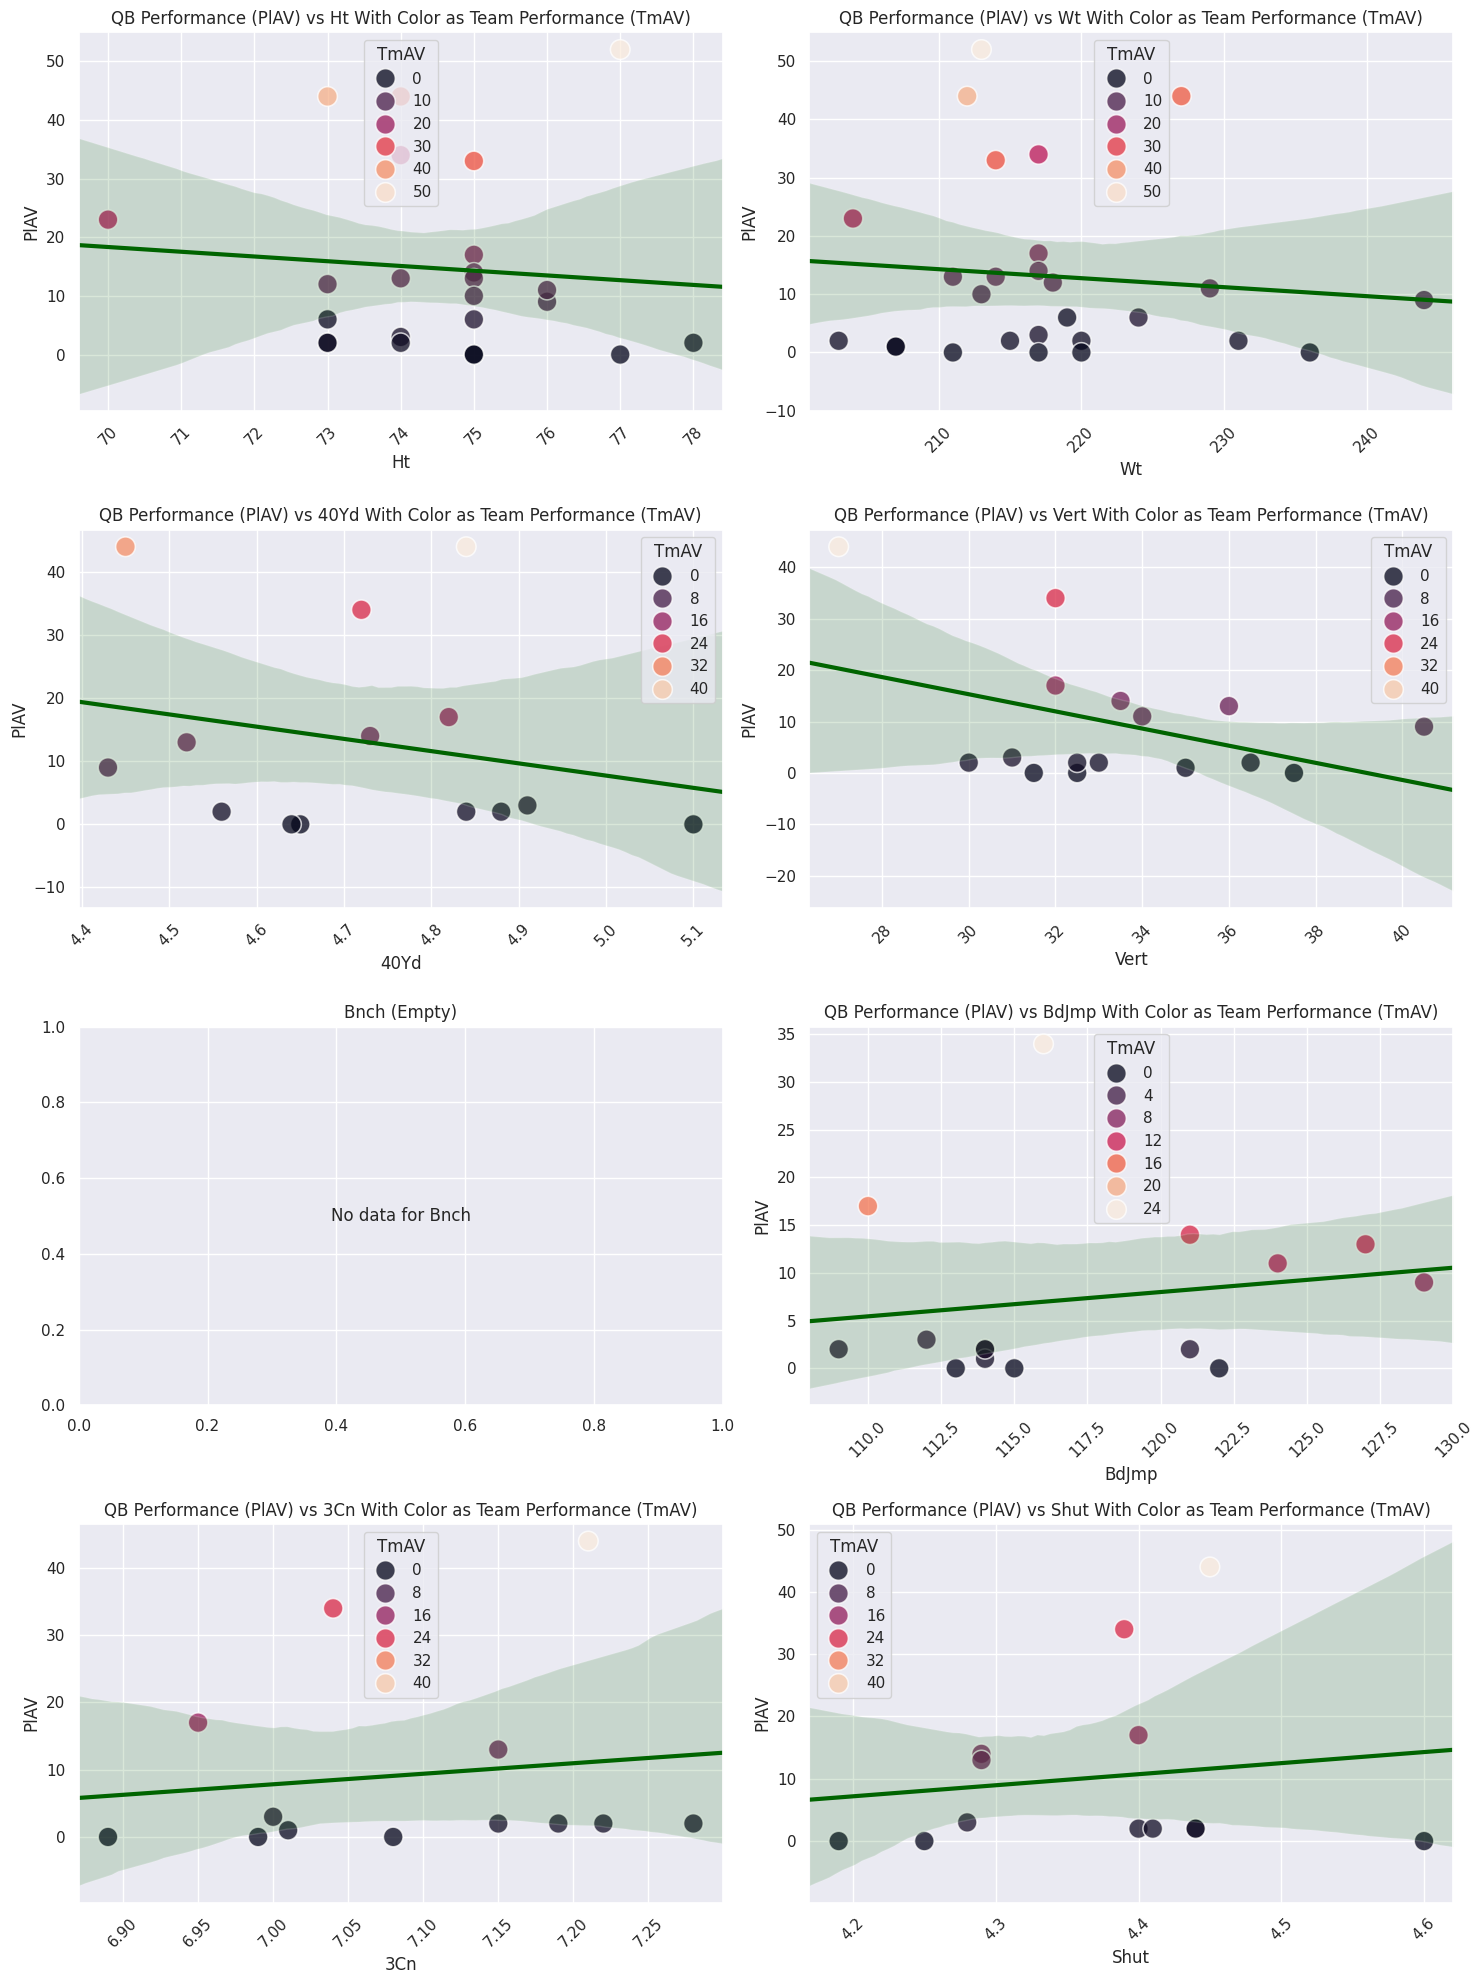
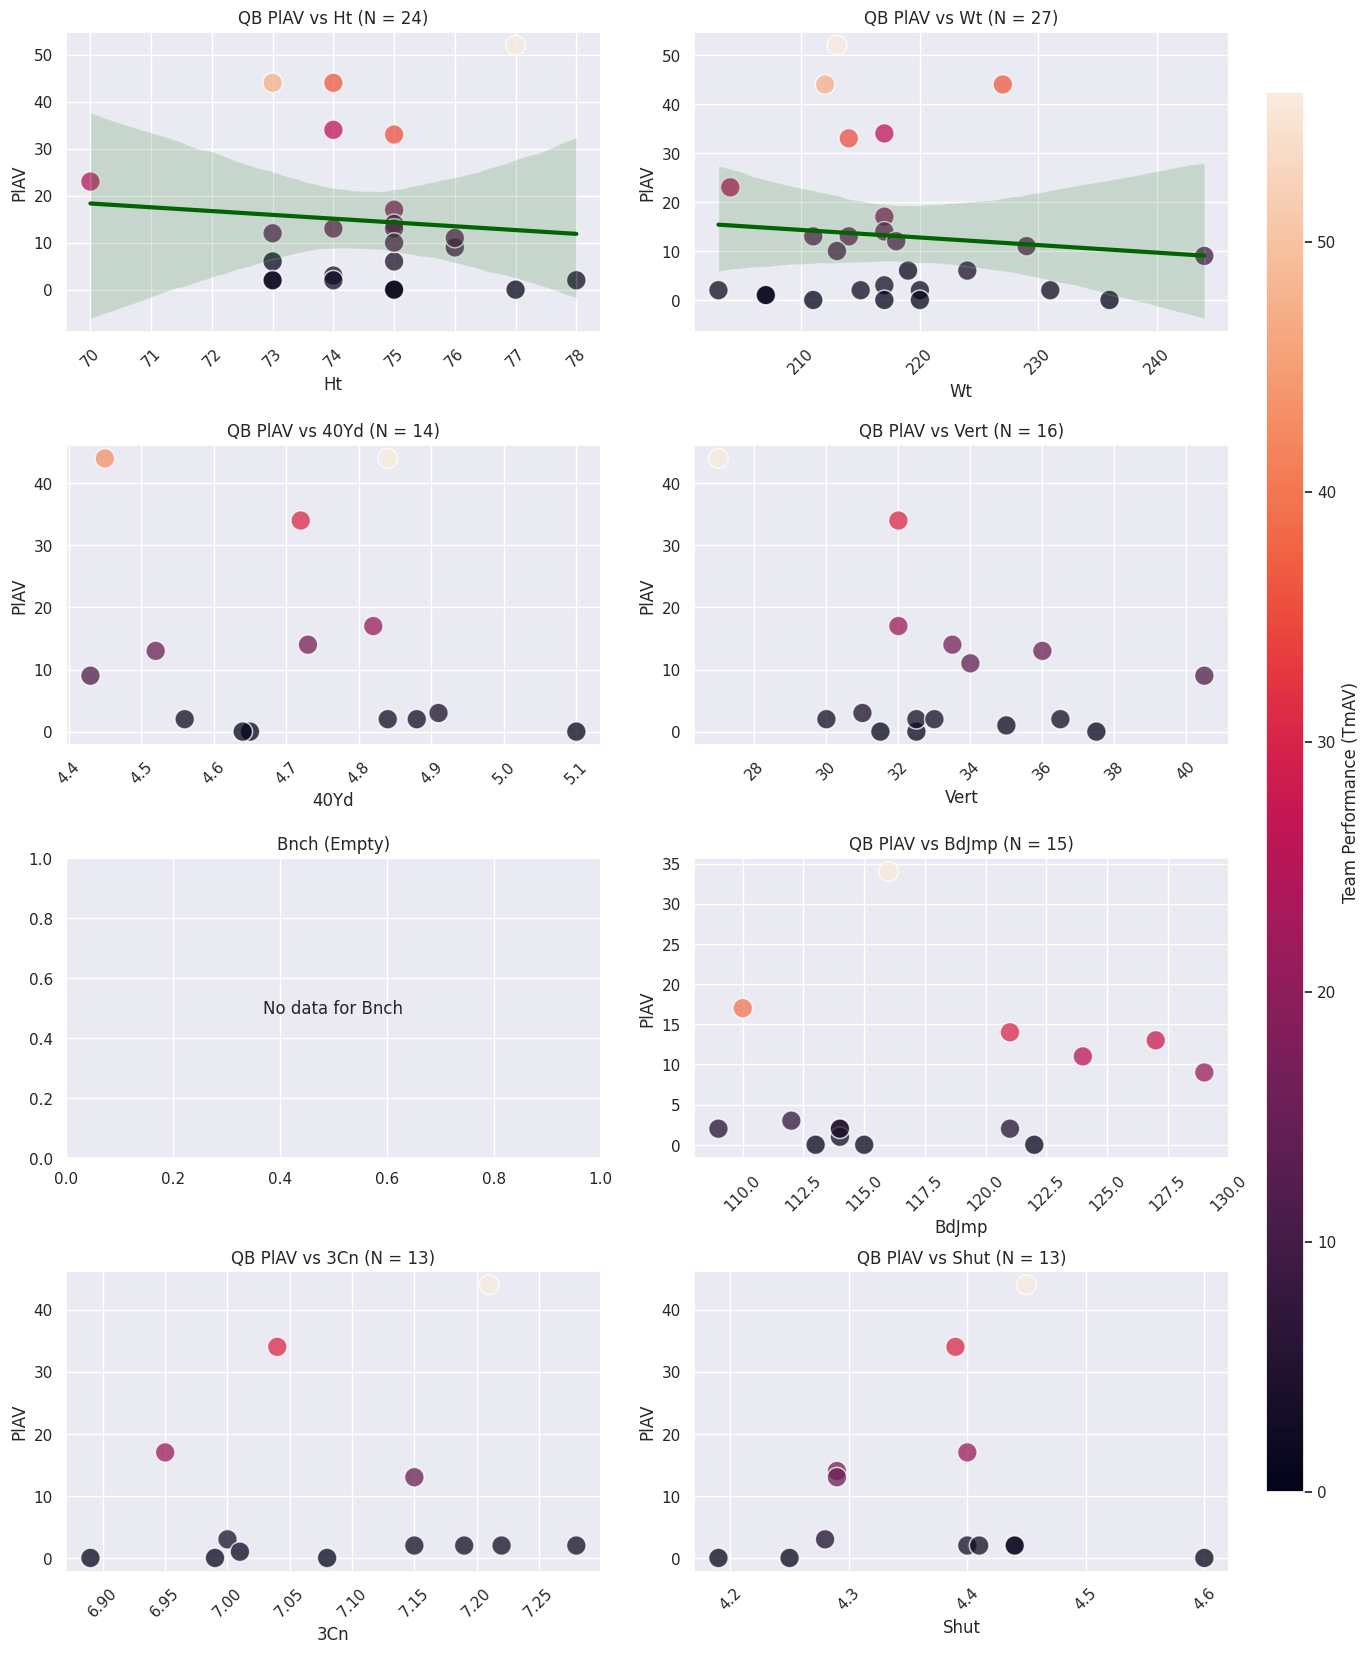
The change to this notebook cell's code, shown as a diff; its figure went from the first image to the second:
--- before
+++ after
@@ -14,18 +14,32 @@
     ax = flat[i]
     data = qbAll.dropna(subset = [col, "PlAV"])
+    sampleSize = len(data)
     
-    if not data.empty:
+    if sampleSize > 0:
         # Scatterplot
-        sns.scatterplot(data = data, x = col, y = "PlAV", hue = "TmAV", ax = ax, s = 200, alpha = 0.75, palette = myCmap)
+        sns.scatterplot(data = data, x = col, y = "PlAV", hue = "TmAV", ax = ax, s = 200, alpha = 0.75, palette = myCmap, legend = False)
 
-        # Prediction line
-        sns.regplot(data = data, x = col, y = "PlAV", ax = ax, scatter = False, color = "darkgreen", truncate = False, line_kws = {"linewidth": 3})
+        # If sample size is too small can't create a valid prediction line
+        if sampleSize >= 20:
+            # Prediction line
+            sns.regplot(data = data, x = col, y = "PlAV", ax = ax, scatter = False, color = "darkgreen", truncate = True, line_kws = {"linewidth": 3})
         
-        ax.set_title(f'QB Performance (PlAV) vs {col} With Color as Team Performance (TmAV)') # Titling the graphs based on the col of comparison
+        ax.set_title(f'QB PlAV vs {col} (N = {sampleSize})') # Titling the graphs based on the col of comparison
         ax.tick_params(axis = "x" , rotation = 45) # Providing easier visibility by rotating the x axis values
     else:
-        ax.text(0.5, 0.5, f'No data for {col}', ha = "center", va = "center", fontsize=12)
+        ax.text(0.5, 0.5, f'No data for {col}', ha = "center", va = "center", fontsize = 12)
         ax.set_title(f'{col} (Empty)')
 
-plt.tight_layout()
+
+
+# Making everything visually appealing
+norm = plt.Normalize(defenseAll['TmAV'].min(), defenseAll['TmAV'].max())
+sm = plt.cm.ScalarMappable(cmap = myCmap, norm = norm)
+sm.set_array([])
+
+cbarAx = fig.add_axes([0.925, 0.15, 0.025, 0.7]) # [left, bottom, width, height]
+fig.colorbar(sm, cax = cbarAx, label = "Team Performance (TmAV)")
+
+plt.subplots_adjust(right = 0.9, hspace = 0.375, wspace = 0.175) # Padding
+
 plt.show()

Commit: Touched up comparison graphs of QB, WR, RB, & defense